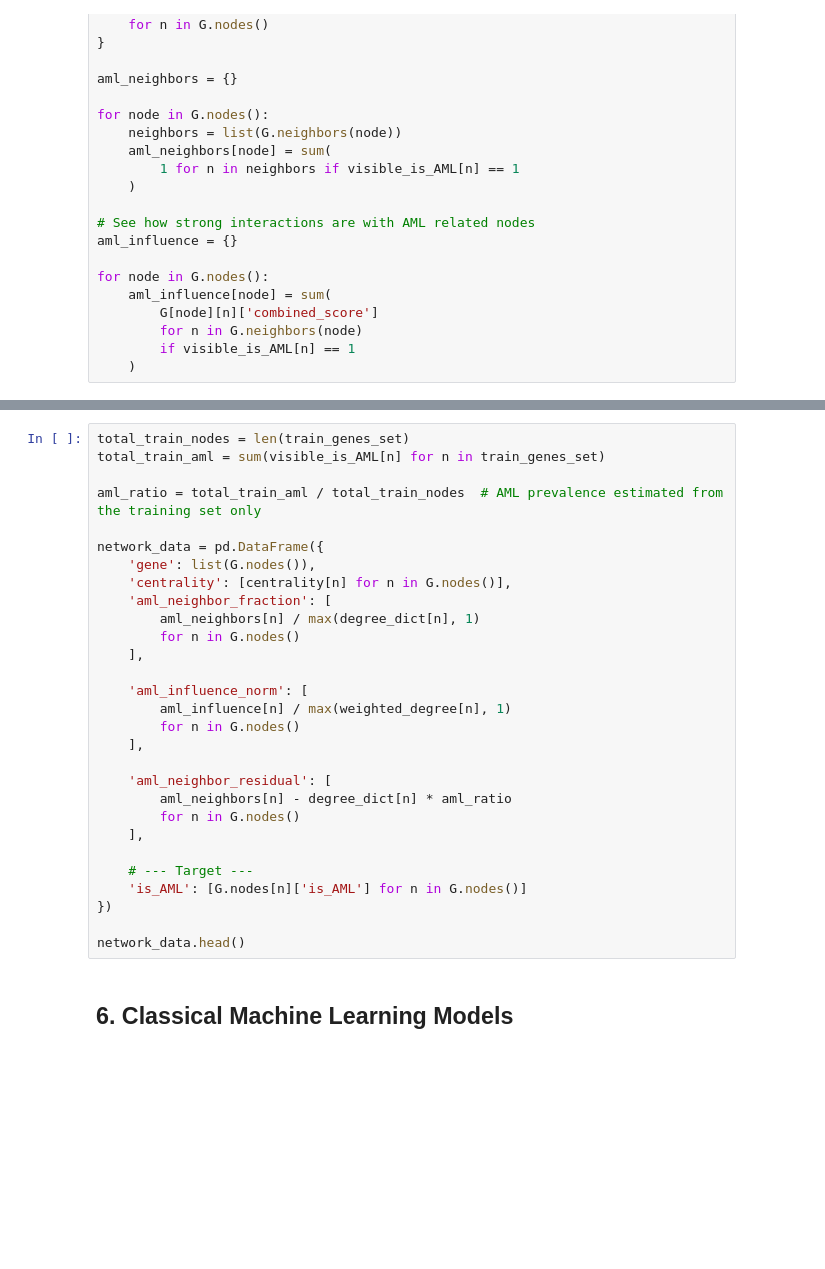
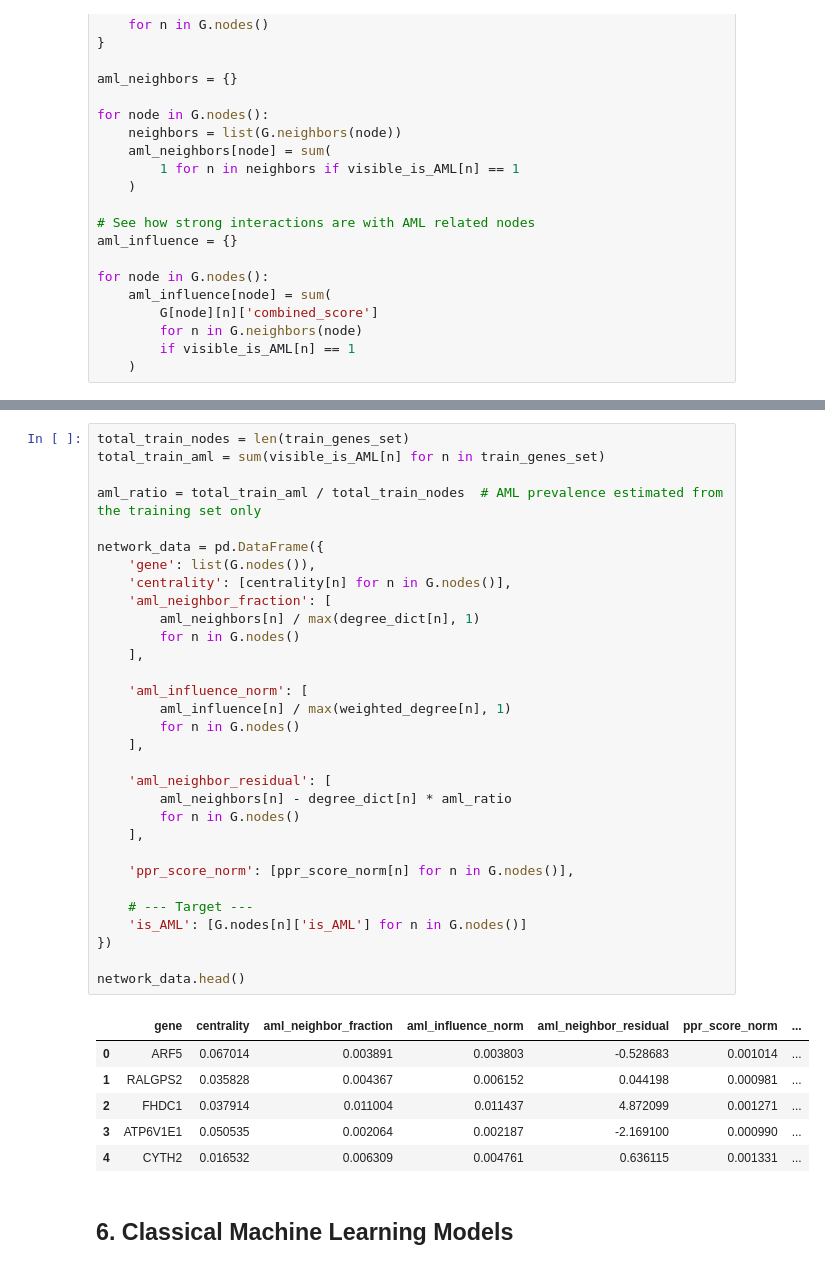
Before and after one commit to JuanSeguraA/ppi-cancer-prediction, a Jupyter notebook: ppi_cancer_prediction.ipynb, the cells around one changed output, grey strips where cells are left out. Saved outputs shown, nothing was run; the diff lists cells and outputs as text; blank space fills up the shorter version.

```diff
--- a/ppi_cancer_prediction.ipynb
+++ b/ppi_cancer_prediction.ipynb
@@ -351,32 +370,41 @@ for node in G.nodes():
 # %%
 total_train_nodes = len(train_genes_set)
 total_train_aml = sum(visible_is_AML[n] for n in train_genes_set)
 
 aml_ratio = total_train_aml / total_train_nodes  # AML prevalence estimated from the training set only
 
 network_data = pd.DataFrame({
     'gene': list(G.nodes()),
     'centrality': [centrality[n] for n in G.nodes()],
     'aml_neighbor_fraction': [
         aml_neighbors[n] / max(degree_dict[n], 1)
         for n in G.nodes()
     ],
 
     'aml_influence_norm': [
         aml_influence[n] / max(weighted_degree[n], 1)
         for n in G.nodes()
     ],
 
     'aml_neighbor_residual': [
         aml_neighbors[n] - degree_dict[n] * aml_ratio
         for n in G.nodes()
     ],
 
+    'ppr_score_norm': [ppr_score_norm[n] for n in G.nodes()],
+
     # --- Target ---
     'is_AML': [G.nodes[n]['is_AML'] for n in G.nodes()]
 })
 
 network_data.head()
+# %% [output]
+|  | gene | centrality | aml_neighbor_fraction | aml_influence_norm | aml_neighbor_residual | ppr_score_norm | ... |
+| 0 | ARF5 | 0.067014 | 0.003891 | 0.003803 | -0.528683 | 0.001014 | ... |
+| 1 | RALGPS2 | 0.035828 | 0.004367 | 0.006152 | 0.044198 | 0.000981 | ... |
+| 2 | FHDC1 | 0.037914 | 0.011004 | 0.011437 | 4.872099 | 0.001271 | ... |
+| 3 | ATP6V1E1 | 0.050535 | 0.002064 | 0.002187 | -2.169100 | 0.000990 | ... |
+| 4 | CYTH2 | 0.016532 | 0.006309 | 0.004761 | 0.636115 | 0.001331 | ... |
 # %% [markdown]
 ## 6. Classical Machine Learning Models
 # %%
```
Also changed, not shown: parts of 14 cells of this notebook, 1 other file.
